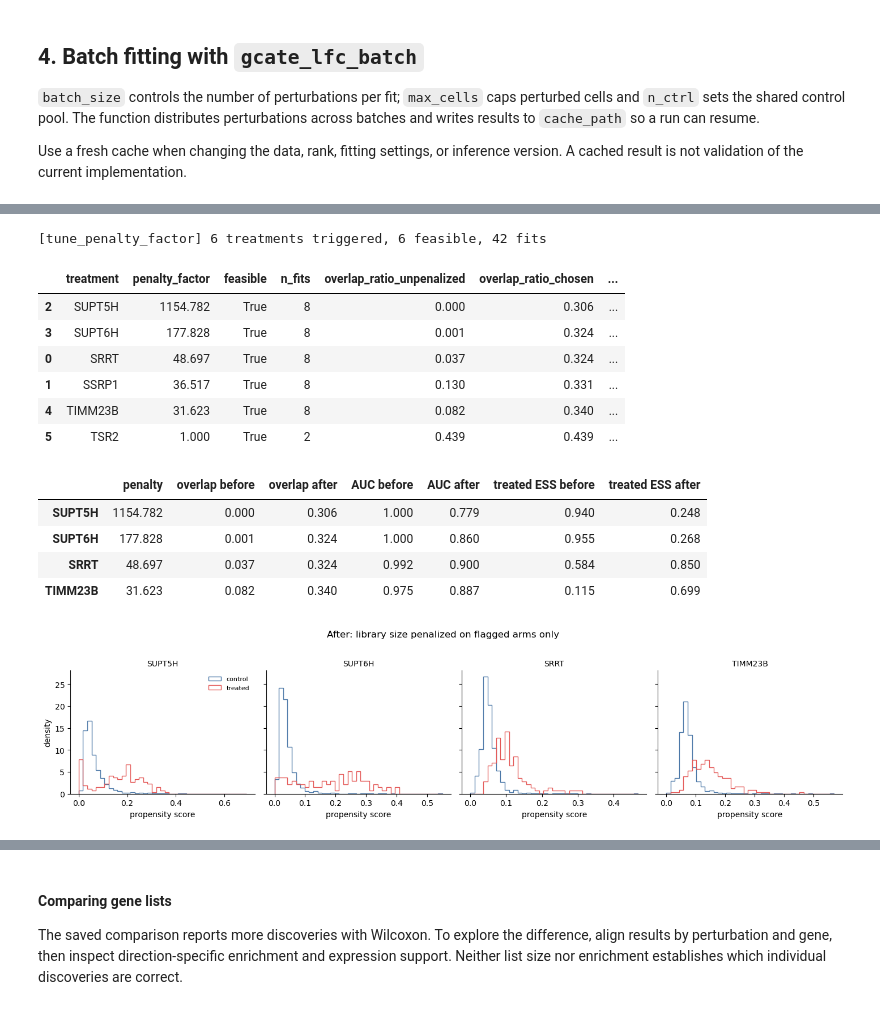
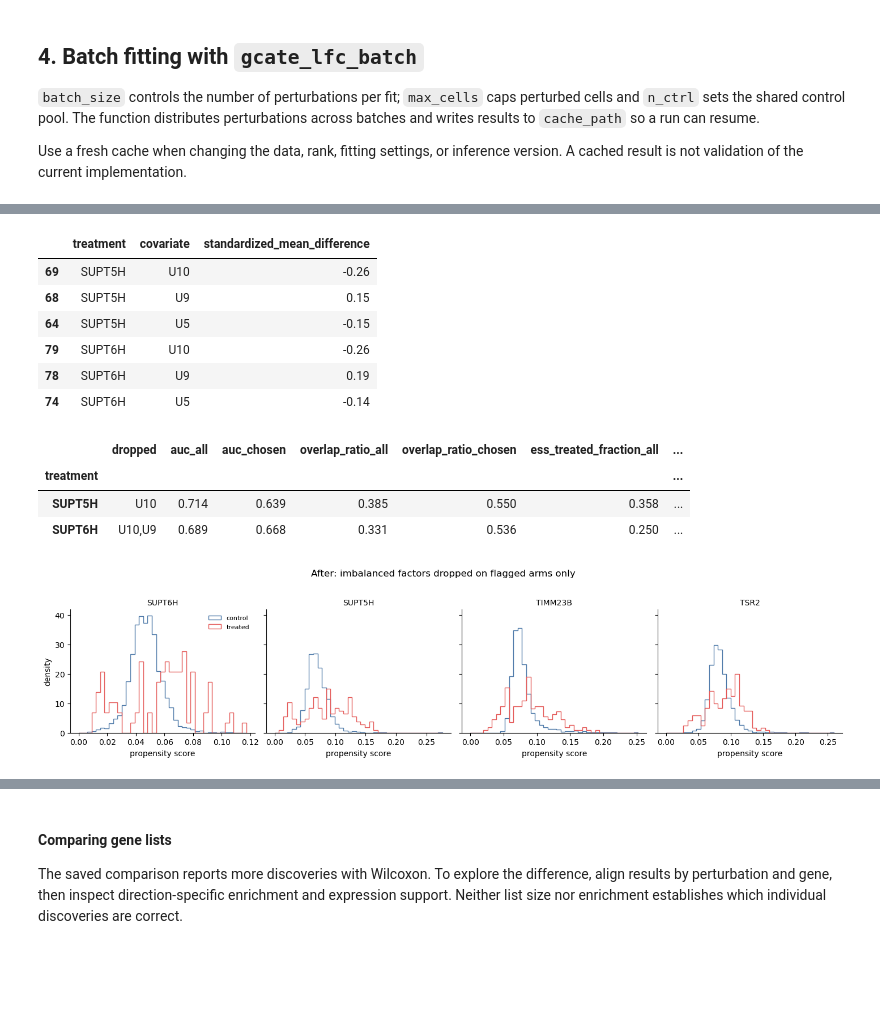
Before and after one commit to JinHongDu-Lab/causarray, a Jupyter notebook: docs/source/tutorial/replogle/replogle-py.ipynb, the cells around one changed output, grey strips where cells are left out. Saved outputs shown, nothing was run; the diff lists cells and outputs as text; code cells hidden in the pictures; blank space fills up the shorter version.

```diff
--- a/docs/source/tutorial/replogle/replogle-py.ipynb
+++ b/docs/source/tutorial/replogle/replogle-py.ipynb
@@ -229,52 +245,42 @@ Target a monotone metric. `overlap_ratio` and `auc` move monotonically with the
 # %%
-penalty_factors, tuning_report = tune_penalty_factor(
-    A_focal, W_A_focal, 'log_library_size',
-    treatment_names=focal_perts, covariate_names=focal_covariates,
-    trigger={'auc_gt': 0.9, 'ess_treated_fraction_lt': 0.5},
-    target={'overlap_ratio_gt': 0.3},
-    K=1, C=1.0, class_weight=None, random_state=0, verbose=True,
-)
-display(tuning_report[['treatment', 'penalty_factor', 'feasible', 'n_fits',
-                       'overlap_ratio_unpenalized', 'overlap_ratio_chosen',
-                       'overlap_ratio_dropped', 'auc_unpenalized', 'auc_chosen']]
-        .sort_values('penalty_factor', ascending=False).round(3))
+if HAS_FACTORS:
+    smd = summarize_treatment_associations(
+        A_focal, W_A_focal[:, 1:], treatment_names=focal_perts, covariate_names=focal_covariates[1:])
+    smd['abs_smd'] = smd['standardized_mean_difference'].abs()
+    flag = ((support_before['ess_treated_fraction'] < 0.5) | (support_before['overlap_ratio'] < 0.3)
+            | (support_before['auc'] > 0.9))
+    flagged = support_before.index[flag].tolist()
+    display(smd[smd['treatment'].isin(flagged)]
+            .sort_values(['treatment', 'abs_smd'], ascending=[True, False])
+            .groupby('treatment').head(3)
+            [['treatment', 'covariate', 'standardized_mean_difference']].round(2))
+
+    drops, selection = select_propensity_factors(
+        A_focal, W_A_focal, treatment_names=focal_perts, covariate_names=focal_covariates)
+    pi_after, _ = refit_propensity_scores(
+        A_focal, W_A_focal, pi_hat=pi_before.copy(), treatment_names=focal_perts,
+        covariate_names=focal_covariates, drop_by_treatment=drops,
+        K=1, C=1.0, class_weight=None, clip=None, random_state=0)
+    display(selection.set_index('treatment')
+            [['dropped', 'auc_all', 'auc_chosen', 'overlap_ratio_all', 'overlap_ratio_chosen',
+              'ess_treated_fraction_all', 'ess_treated_fraction_chosen']].round(3))
 # %% [output]
-[tune_penalty_factor] 6 treatments triggered, 6 feasible, 42 fits
-|  | treatment | penalty_factor | feasible | n_fits | overlap_ratio_unpenalized | overlap_ratio_chosen | ... |
-| 2 | SUPT5H | 1154.782 | True | 8 | 0.000 | 0.306 | ... |
-| 3 | SUPT6H | 177.828 | True | 8 | 0.001 | 0.324 | ... |
-| 0 | SRRT | 48.697 | True | 8 | 0.037 | 0.324 | ... |
-| 1 | SSRP1 | 36.517 | True | 8 | 0.130 | 0.331 | ... |
-| 4 | TIMM23B | 31.623 | True | 8 | 0.082 | 0.340 | ... |
-| 5 | TSR2 | 1.000 | True | 2 | 0.439 | 0.439 | ... |
+|  | treatment | covariate | standardized_mean_difference |
+| 69 | SUPT5H | U10 | -0.26 |
+| 68 | SUPT5H | U9 | 0.15 |
+| 64 | SUPT5H | U5 | -0.15 |
+| 79 | SUPT6H | U10 | -0.26 |
+| 78 | SUPT6H | U9 | 0.19 |
+| 74 | SUPT6H | U5 | -0.14 |
+|  | dropped | auc_all | auc_chosen | overlap_ratio_all | overlap_ratio_chosen | ess_treated_fraction_all | ... |
+| treatment |  |  |  |  |  |  | ... |
+| SUPT5H | U10 | 0.714 | 0.639 | 0.385 | 0.550 | 0.358 | ... |
+| SUPT6H | U10,U9 | 0.689 | 0.668 | 0.331 | 0.536 | 0.250 | ... |
 # %%
-pi_after, refit_audit = refit_propensity_scores(
-    A_focal, W_A_focal, pi_hat=pi_before.copy(),
-    treatment_names=focal_perts, covariate_names=focal_covariates,
-    penalty_factors_by_treatment=penalty_factors,
-    K=1, C=1.0, class_weight=None, clip=None, random_state=0)
-
-support_after = summarize_propensity_scores(
-    A_focal, pi_after, treatment_names=focal_perts, clip_bounds=None).set_index('treatment')
-comparison = pd.DataFrame({
-    'penalty': pd.Series({k: v['log_library_size'] for k, v in penalty_factors.items()}),
-    'overlap before': support_before['overlap_ratio'],
-    'overlap after': support_after['overlap_ratio'],
-    'AUC before': support_before['auc'],
-    'AUC after': support_after['auc'],
-    'treated ESS before': support_before['ess_treated_fraction'],
-    'treated ESS after': support_after['ess_treated_fraction'],
-}).fillna({'penalty': 1.0}).loc[ps_focus].round(3)
-display(comparison)
-
-overlap_panels(pi_after, 'After: library size penalized on flagged arms only')
+if HAS_FACTORS:
+    overlap_panels(pi_after, 'After: imbalanced factors dropped on flagged arms only')
 # %% [output]
-|  | penalty | overlap before | overlap after | AUC before | AUC after | treated ESS before | treated ESS after |
-| SUPT5H | 1154.782 | 0.000 | 0.306 | 1.000 | 0.779 | 0.940 | 0.248 |
-| SUPT6H | 177.828 | 0.001 | 0.324 | 1.000 | 0.860 | 0.955 | 0.268 |
-| SRRT | 48.697 | 0.037 | 0.324 | 0.992 | 0.900 | 0.584 | 0.850 |
-| TIMM23B | 31.623 | 0.082 | 0.340 | 0.975 | 0.887 | 0.115 | 0.699 |
-[figure, old version]
+[figure, new version]
 # %% [markdown]
 ## 6. Results
 
```
Also changed, not shown: parts of 21 cells of this notebook, 3 other files.
